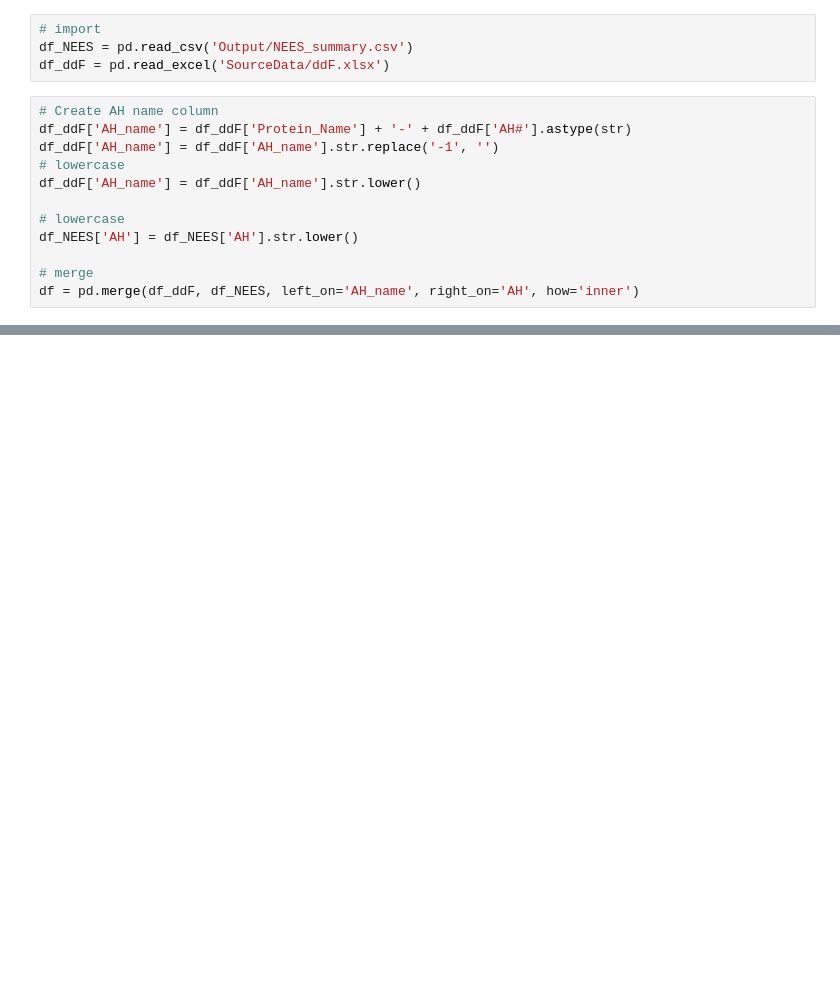
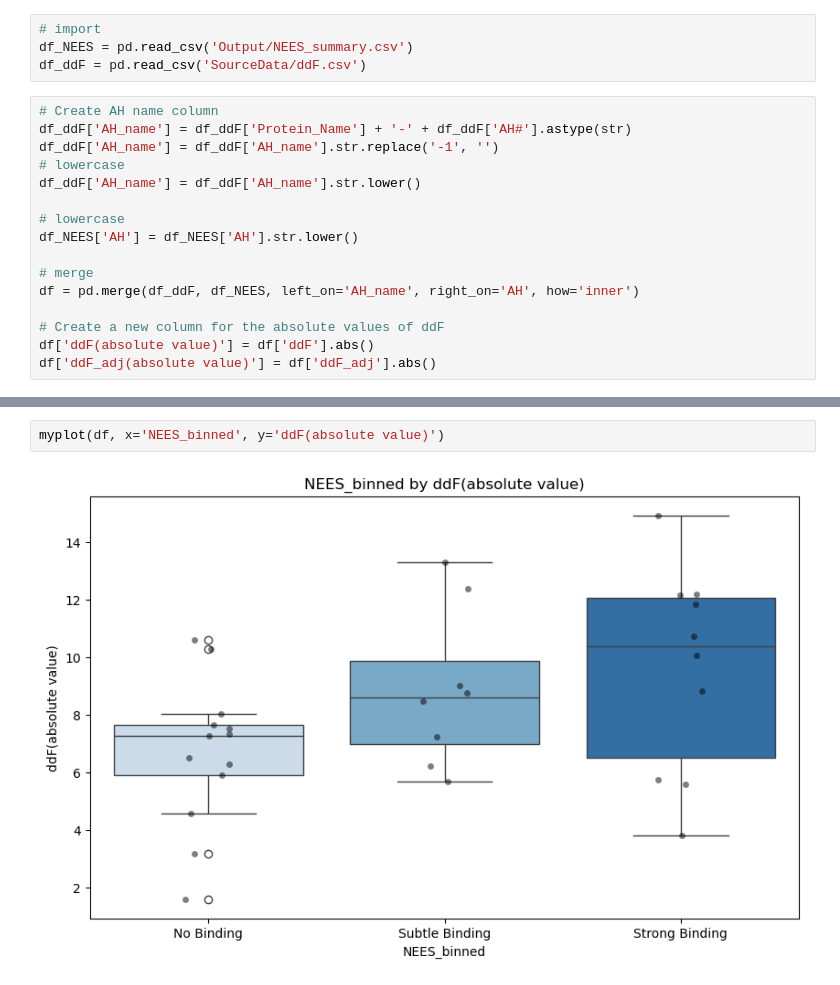
Before and after one commit to shokenlee/AH_AAcomposition, a Jupyter notebook: ddF_plot.ipynb, the cells around one changed output, grey strips where cells are left out. Saved outputs shown, nothing was run; the diff lists cells and outputs as text; blank space fills up the shorter version.

```diff
--- a/ddF_plot.ipynb
+++ b/ddF_plot.ipynb
@@ -4,7 +7,7 @@ import seaborn as sns
 # %%
 # import
 df_NEES = pd.read_csv('Output/NEES_summary.csv')
-df_ddF = pd.read_excel('SourceData/ddF.xlsx')
+df_ddF = pd.read_csv('SourceData/ddF.csv')
 # %%
 # Create AH name column
 df_ddF['AH_name'] = df_ddF['Protein_Name'] + '-' + df_ddF['AH#'].astype(str)
@@ -17,6 +20,10 @@ df_NEES['AH'] = df_NEES['AH'].str.lower()
 
 # merge
 df = pd.merge(df_ddF, df_NEES, left_on='AH_name', right_on='AH', how='inner')
+
+# Create a new column for the absolute values of ddF
+df['ddF(absolute value)'] = df['ddF'].abs()
+df['ddF_adj(absolute value)'] = df['ddF_adj'].abs()
 # %%
 # Bin NEES median values by arbitrary thresholds
 def categorize_NEES(value):
@@ -74,0 +78,4 @@ Passing `palette` without assigning `hue` is deprecated and will be removed in v
+# %%
+myplot(df, x='NEES_binned', y='ddF(absolute value)')
+# %% [output]
+[figure, added]
```
Also changed, not shown: parts of 9 cells of this notebook, 2 other files.
